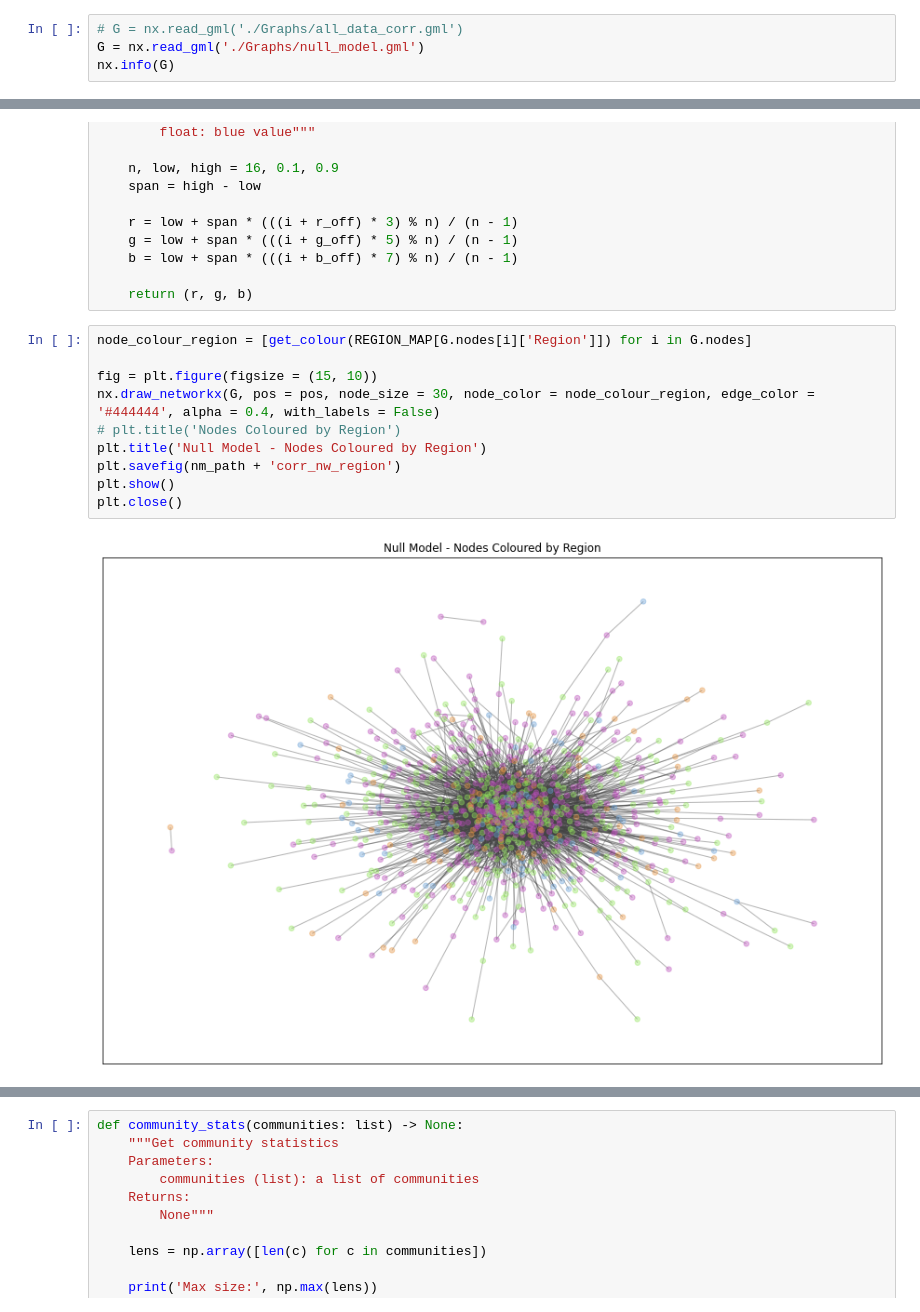
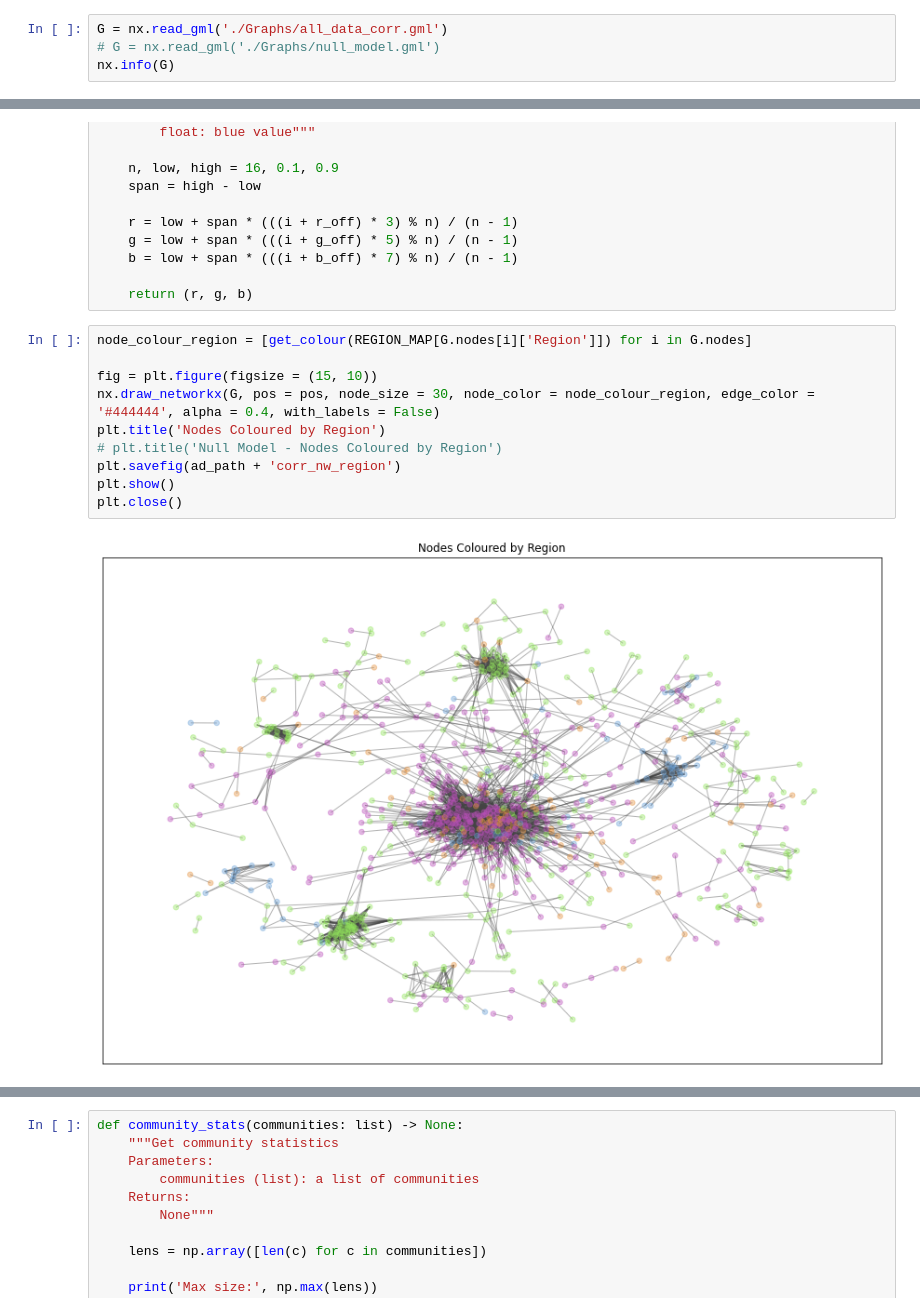
Before and after one commit to samar14641/covid-us-networks, a Jupyter notebook: community_detection.ipynb, the cells around one changed output, grey strips where cells are left out. Drawn from its saved outputs; the diff is of its cells as text.

```diff
--- a/community_detection.ipynb
+++ b/community_detection.ipynb
@@ -8,7 +8,7 @@ import networkx.algorithms.community as nxc
 import numpy as np
 import pandas as pd
 # %%
-# G = nx.read_gml('./Graphs/all_data_corr.gml')
-G = nx.read_gml('./Graphs/null_model.gml')
+G = nx.read_gml('./Graphs/all_data_corr.gml')
+# G = nx.read_gml('./Graphs/null_model.gml')
 nx.info(G)
 # %% [output]
@@ -93,15 +93,15 @@ def get_colour(i, r_off = 1, g_off = 1, b_off = 1) -> (float, float, float):
 # %%
 node_colour_region = [get_colour(REGION_MAP[G.nodes[i]['Region']]) for i in G.nodes]
 
 fig = plt.figure(figsize = (15, 10))
 nx.draw_networkx(G, pos = pos, node_size = 30, node_color = node_colour_region, edge_color = '#444444', alpha = 0.4, with_labels = False)
-# plt.title('Nodes Coloured by Region')
-plt.title('Null Model - Nodes Coloured by Region')
-plt.savefig(nm_path + 'corr_nw_region')
+plt.title('Nodes Coloured by Region')
+# plt.title('Null Model - Nodes Coloured by Region')
+plt.savefig(ad_path + 'corr_nw_region')
 plt.show()
 plt.close()
 # %% [output]
-[figure, old version]
+[figure, new version]
 # %%
 s = pd.Series([G.nodes[i]['Region'] for i in G.nodes]).value_counts()
 s = pd.DataFrame(s).reset_index().rename(columns = {'index': 'region', 0: 'count'})
```
Also changed, not shown: parts of 15 cells of this notebook, 17 other files.
